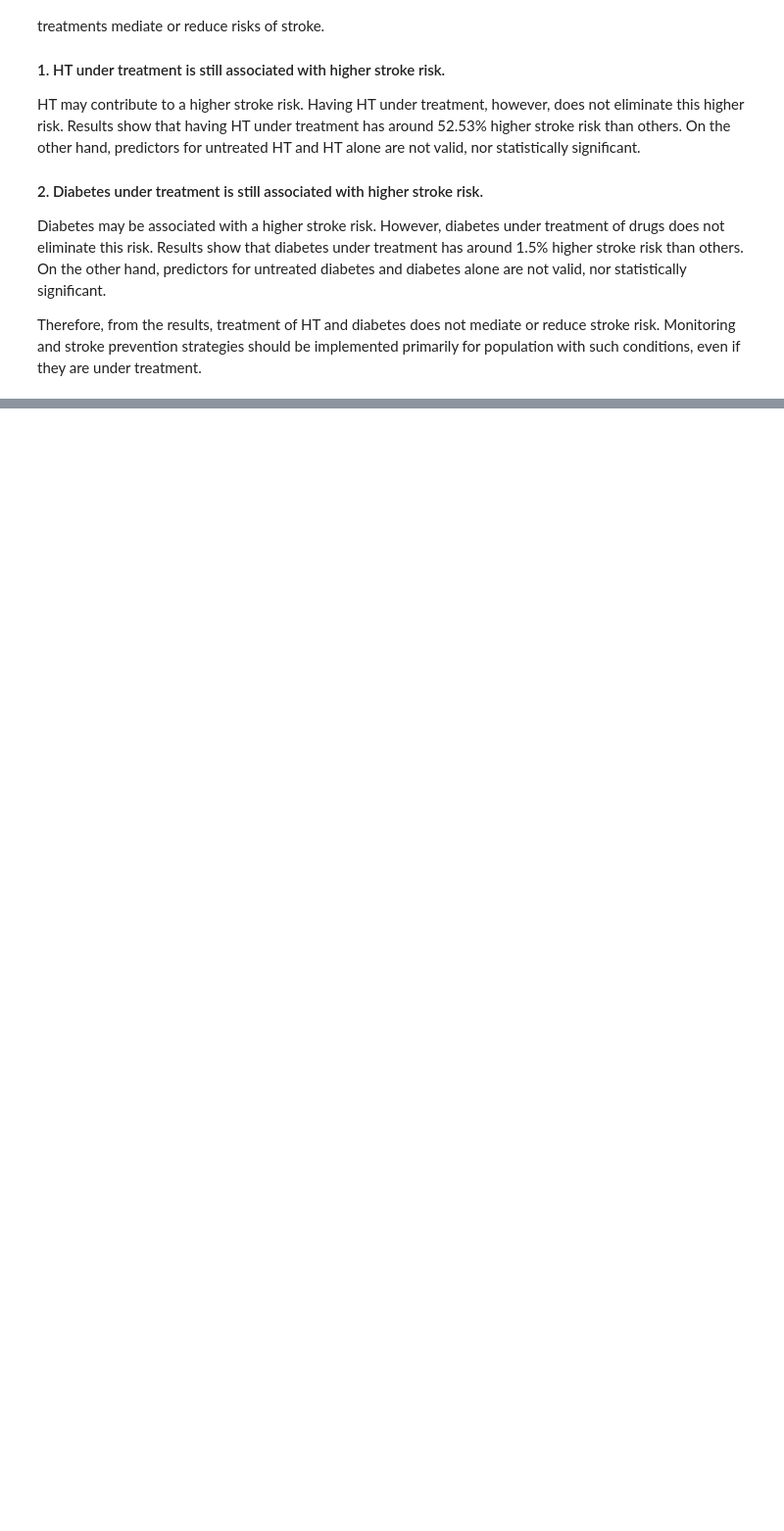
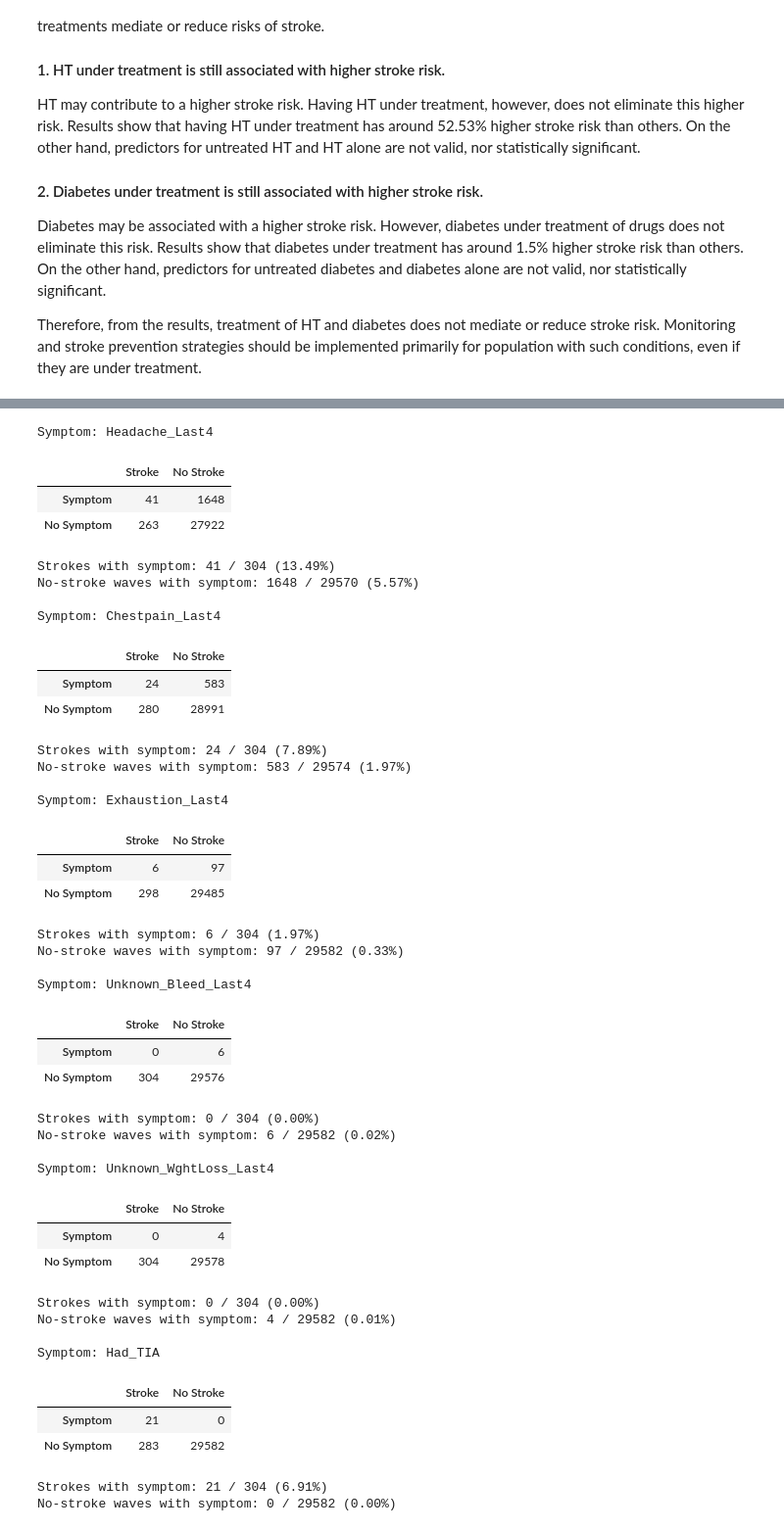
Before and after one commit to ZCG-coder/HKU_Budding_1, a Jupyter notebook: data/Explore.ipynb, the cells around one changed output, grey strips where cells are left out. Shown at 98% size. Drawn from its saved outputs; the diff is of its cells as text; code cells hidden in the pictures; blank space fills up the shorter version.

```diff
--- a/data/Explore.ipynb
+++ b/data/Explore.ipynb
@@ -422,12 +439,6 @@ for pid, df in persons.items():
     avg_tea_day = baseline_row['Avg_Tea_Cups_Day']
     avg_coffee_day = baseline_row['Avg_Coffee_Cups_Day']
 
-
-    years_ht   = infer_years_with_condition(df, onset_col='HT_Age',   age_col='Age')
-    years_diab = infer_years_with_condition(df, onset_col='Diab_Age', age_col='Age')
-    years_mi   = infer_years_with_condition(df, onset_col='MI_Age',   age_col='Age')
-    years_tia  = infer_years_with_condition(df, onset_col='TIA_Age',  age_col='Age')
-
     row = {
         'ID': pid,
         'Baseline_Wave': baseline_wave,
@@ -449,7 +460,6 @@ for pid, df in persons.items():
         'Has_Untreated_HT': has_untreated_ht,
         'Has_Treated_HT': has_treated_ht,
         'Has_HT': baseline_row["Has_HT"],
-        'Years_HT': years_with_ht,
         'Has_Untreated_Diab': has_untreated_diab,
         'Has_Treated_Diab': has_treated_diab,
         'Has_Diab': baseline_row["Has_Diab"],
@@ -458,10 +468,6 @@ for pid, df in persons.items():
         'Avg_Beer_Bottles_Day': avg_beer_day,
         'Avg_Coffee_Cups_Day': avg_coffee_day,
         'Avg_Tea_Cups_Day': avg_tea_day,
-        'Years_HT': years_ht,
-        'Years_Diab': years_diab,
-        'Years_MI': years_mi,
-        'Years_TIA': years_tia,
     }
     rows.append(row)
 
@@ -695,0 +744,56 @@ should be implemented primarily for population with such conditions, even if the
+# %%
+# Output contingency tables for each symptom
+for s in symptom_names:
+    print(f"\nSymptom: {s}")
+    table = pd.DataFrame({
+        'Stroke': stroke_symptom_counts[s],
+        'No Stroke': symptom_any_nostroke[s]
+    }, index=['Symptom', 'No Symptom'])
+    display(table)
+
+    total = table.sum(axis=1)
+    print(f"Strokes with symptom: {stroke_symptom_counts[s][0]} / {num_stroke} ({stroke_symptom_counts[s][0] / num_stroke:.2%})")
+    nostroke_total = symptom_any_nostroke[s][0] + symptom_any_nostroke[s][1]
+    print(f"No-stroke waves with symptom: {symptom_any_nostroke[s][0]} / {nostroke_total} ({symptom_any_nostroke[s][0] / nostroke_total:.2%})")
+# %% [output]
+Symptom: Headache_Last4
+|  | Stroke | No Stroke |
+| Symptom | 41 | 1648 |
+| No Symptom | 263 | 27922 |
+Strokes with symptom: 41 / 304 (13.49%)
+No-stroke waves with symptom: 1648 / 29570 (5.57%)
+
+Symptom: Chestpain_Last4
+|  | Stroke | No Stroke |
+| Symptom | 24 | 583 |
+| No Symptom | 280 | 28991 |
+Strokes with symptom: 24 / 304 (7.89%)
+No-stroke waves with symptom: 583 / 29574 (1.97%)
+
+Symptom: Exhaustion_Last4
+|  | Stroke | No Stroke |
+| Symptom | 6 | 97 |
+| No Symptom | 298 | 29485 |
+Strokes with symptom: 6 / 304 (1.97%)
+No-stroke waves with symptom: 97 / 29582 (0.33%)
+
+Symptom: Unknown_Bleed_Last4
+|  | Stroke | No Stroke |
+| Symptom | 0 | 6 |
+| No Symptom | 304 | 29576 |
+Strokes with symptom: 0 / 304 (0.00%)
+No-stroke waves with symptom: 6 / 29582 (0.02%)
+
+Symptom: Unknown_WghtLoss_Last4
+|  | Stroke | No Stroke |
+| Symptom | 0 | 4 |
+| No Symptom | 304 | 29578 |
+Strokes with symptom: 0 / 304 (0.00%)
+No-stroke waves with symptom: 4 / 29582 (0.01%)
+
+Symptom: Had_TIA
+|  | Stroke | No Stroke |
+| Symptom | 21 | 0 |
+| No Symptom | 283 | 29582 |
+Strokes with symptom: 21 / 304 (6.91%)
+No-stroke waves with symptom: 0 / 29582 (0.00%)
```
Also changed, not shown: parts of 20 cells of this notebook.
